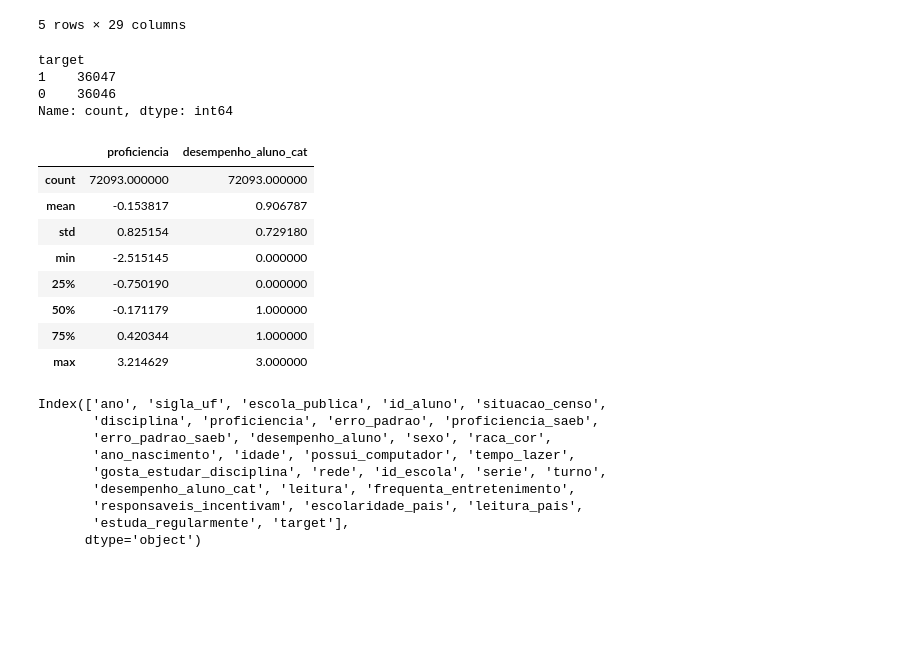
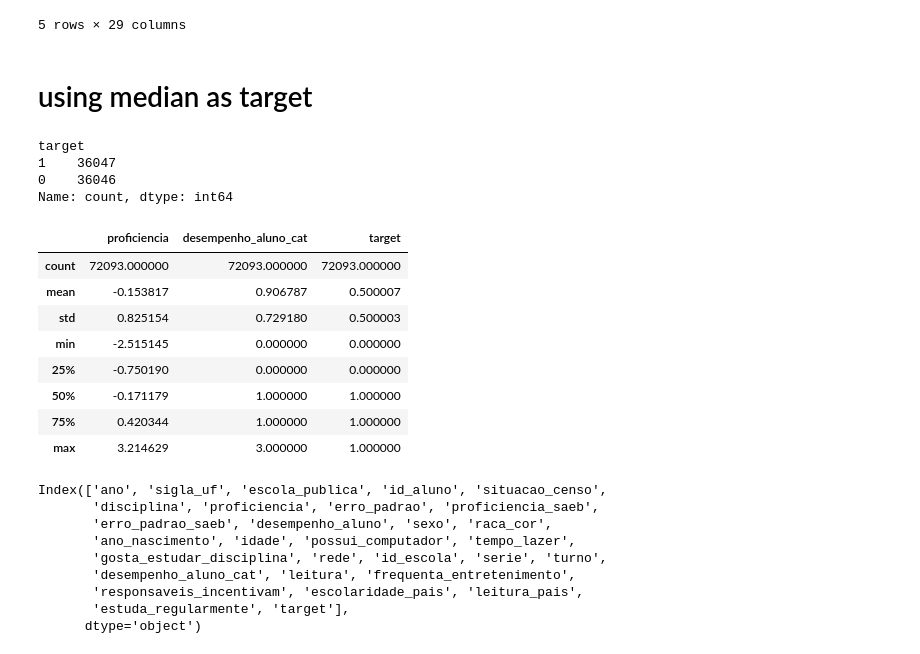
Before and after one commit to JamboTechUFPB/SAEB_Classificador, a Jupyter notebook: treatment_analysis/analysis-FE.ipynb, the cells around one changed output. Cells and saved outputs as stored; diff of their text form; code cells hidden in the pictures; blank space fills up the shorter version.

```diff
--- a/treatment_analysis/analysis-FE.ipynb
+++ b/treatment_analysis/analysis-FE.ipynb
@@ -25,6 +25,8 @@ df.head()
 # %%
 #df = df[df['disciplina'] == 'LP']
 #print(len(df))
+# %% [markdown]
+# using median as target
 # %%
 mediana = df['proficiencia'].median()
 
@@ -37,17 +39,17 @@ target
 0    36046
 Name: count, dtype: int64
 # %%
-df[['proficiencia', 'desempenho_aluno_cat']].describe()
+df[['proficiencia', 'desempenho_aluno_cat', 'target']].describe()
 # %% [output]
-|  | proficiencia | desempenho_aluno_cat |
-| count | 72093.000000 | 72093.000000 |
-| mean | -0.153817 | 0.906787 |
-| std | 0.825154 | 0.729180 |
-| min | -2.515145 | 0.000000 |
-| 25% | -0.750190 | 0.000000 |
-| 50% | -0.171179 | 1.000000 |
-| 75% | 0.420344 | 1.000000 |
-| max | 3.214629 | 3.000000 |
+|  | proficiencia | desempenho_aluno_cat | target |
+| count | 72093.000000 | 72093.000000 | 72093.000000 |
+| mean | -0.153817 | 0.906787 | 0.500007 |
+| std | 0.825154 | 0.729180 | 0.500003 |
+| min | -2.515145 | 0.000000 | 0.000000 |
+| 25% | -0.750190 | 0.000000 | 0.000000 |
+| 50% | -0.171179 | 1.000000 | 1.000000 |
+| 75% | 0.420344 | 1.000000 | 1.000000 |
+| max | 3.214629 | 3.000000 | 1.000000 |
 # %%
 print(df.columns)
 # %% [output]
```
Also changed, not shown: parts of 9 cells of this notebook, 2 other files.
